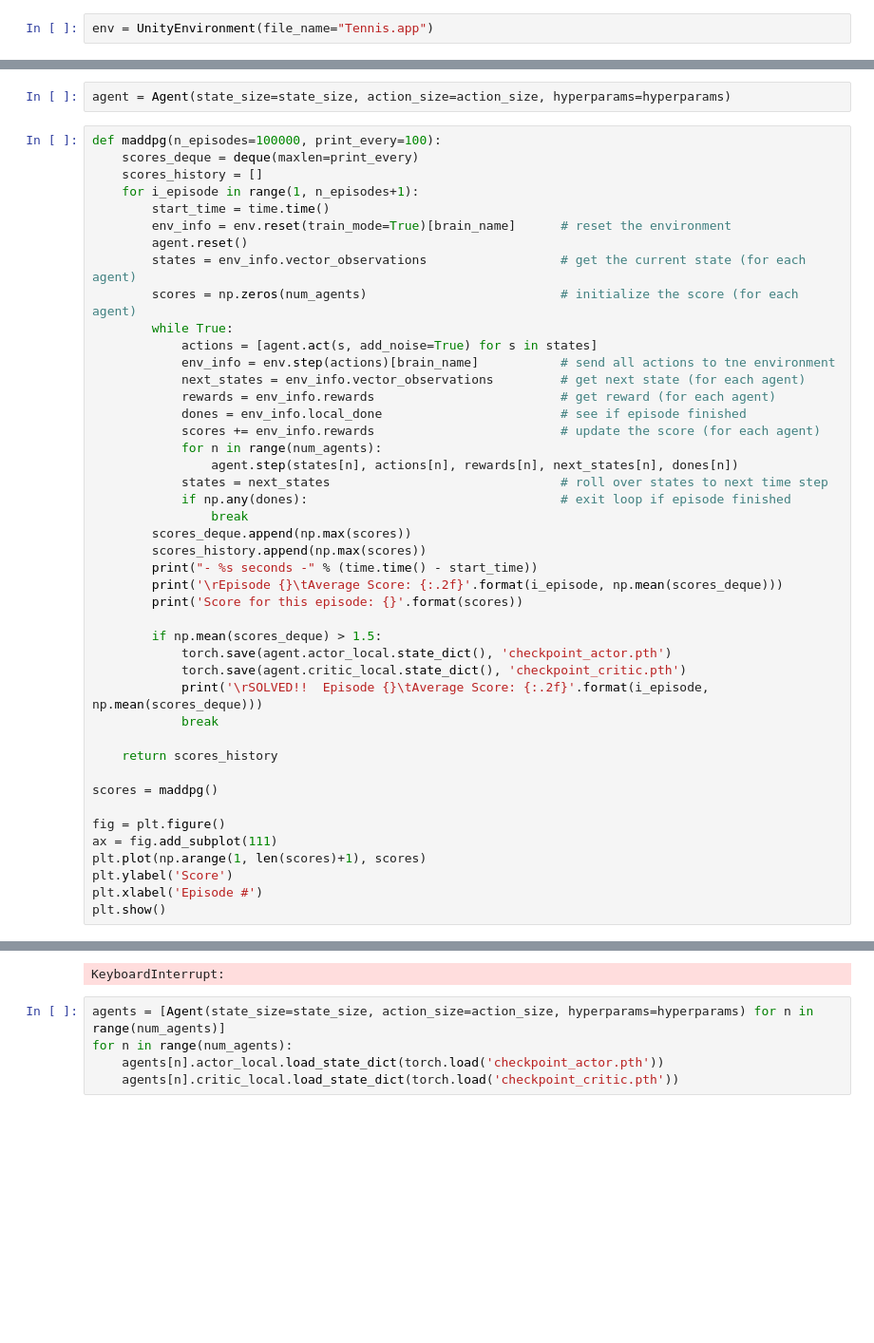
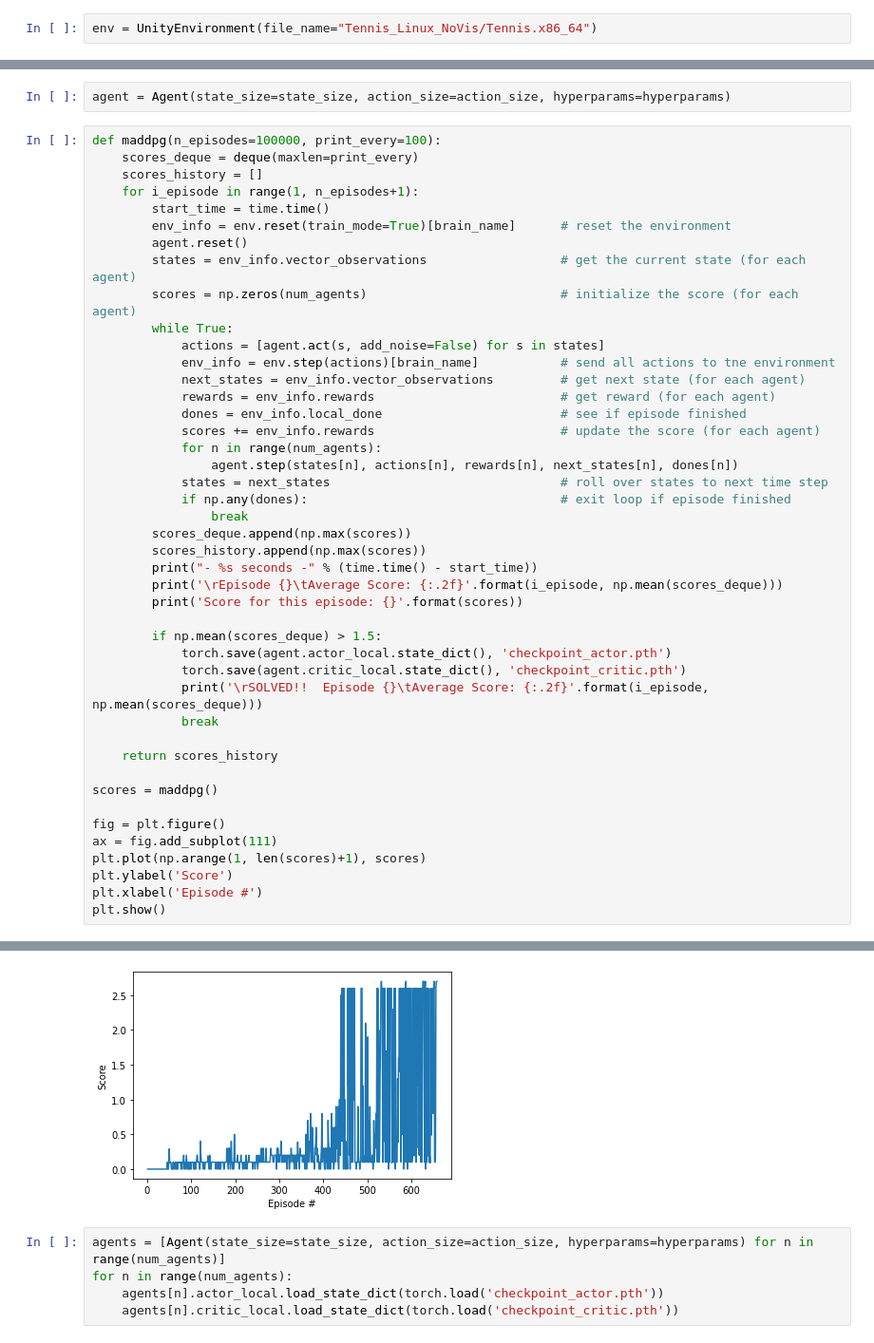
Before and after one commit to vincenttl/deep-reinforcement-learning-p3, a Jupyter notebook: Tennis.ipynb, the cells around one changed output, grey strips where cells are left out. Shown: that part at 95% size. Cells and saved outputs as stored; diff of their text form; blank space fills up the shorter version.

````diff
--- a/Tennis.ipynb
+++ b/Tennis.ipynb
@@ -27,7 +27,7 @@ For instance, if you are using a Mac, then you downloaded `Tennis.app`.  If this
 env = UnityEnvironment(file_name="Tennis.app")
 ```
 # %%
-env = UnityEnvironment(file_name="Tennis.app")
+env = UnityEnvironment(file_name="Tennis_Linux_NoVis/Tennis.x86_64")
 # %% [output]
 INFO:unityagents:
 'Academy' started successfully!
@@ -163,7 +163,7 @@ def maddpg(n_episodes=100000, print_every=100):
         states = env_info.vector_observations                  # get the current state (for each agent)
         scores = np.zeros(num_agents)                          # initialize the score (for each agent)
         while True:
-            actions = [agent.act(s, add_noise=True) for s in states]
+            actions = [agent.act(s, add_noise=False) for s in states]
             env_info = env.step(actions)[brain_name]           # send all actions to tne environment
             next_states = env_info.vector_observations         # get next state (for each agent)
             rewards = env_info.rewards                         # get reward (for each agent)
@@ -217,4 +217,4 @@ Score for this episode: [-0.01  0.  ]
-KeyboardInterrupt:
+[figure, added]
 # %%
 agents = [Agent(state_size=state_size, action_size=action_size, hyperparams=hyperparams) for n in range(num_agents)]
 for n in range(num_agents):
````
Also changed, not shown: parts of 3 cells of this notebook, 3 other files.
